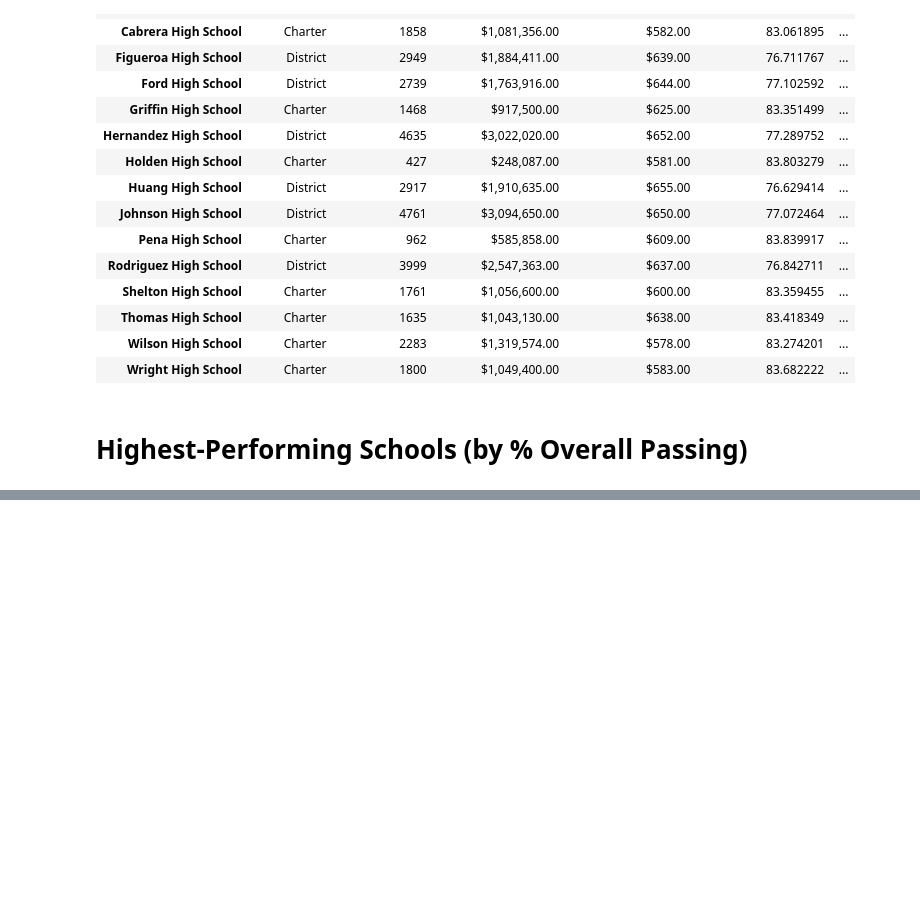
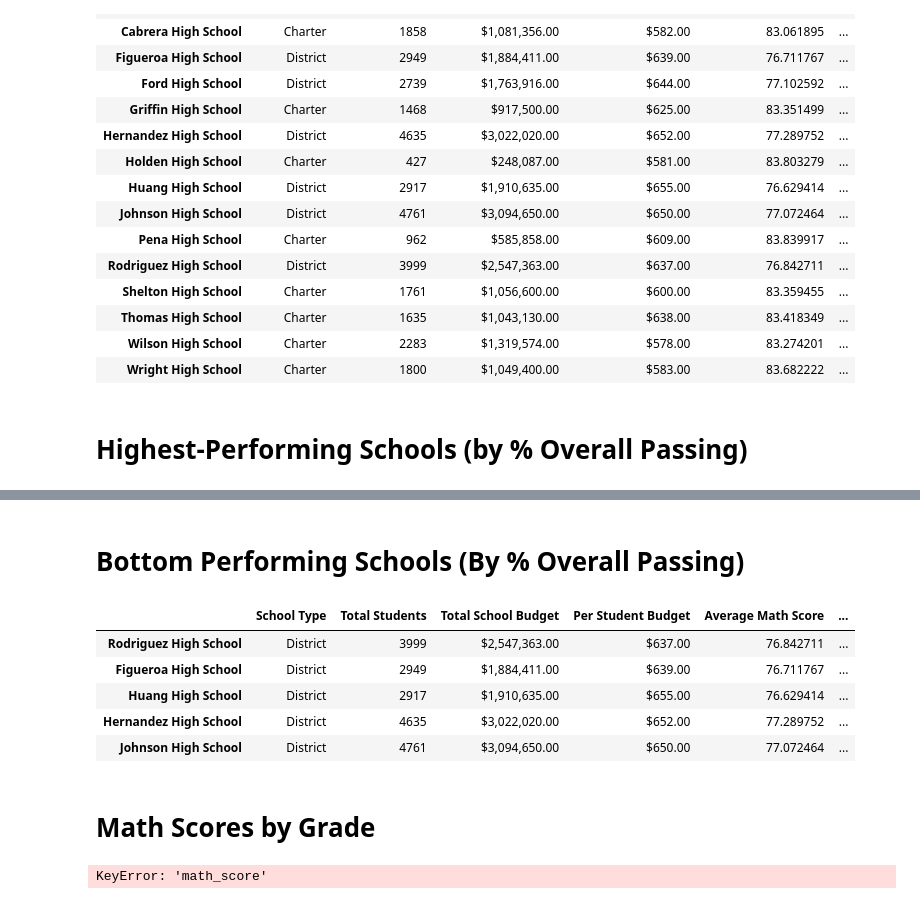
Before and after one commit to maderamel/pandas-challenge, a Jupyter notebook: PyCitySchools/PyCitySchools.ipynb, the cells around one changed output, grey strips where cells are left out. Cells and saved outputs as stored; diff of their text form; code cells hidden in the pictures; blank space fills up the shorter version.

```diff
--- a/PyCitySchools/PyCitySchools.ipynb
+++ b/PyCitySchools/PyCitySchools.ipynb
@@ -172,0 +173,45 @@ per_school_summary.head()
+# %% [markdown]
+# Bottom Performing Schools (By % Overall Passing)
+# %%
+# Sort the schools by `% Overall Passing` in ascending order and display the top 5 rows.
+bottom_schools = per_school_summary.sort_values(by=["% Overall Passing"], ascending = True)
+bottom_schools.head()
+# %% [output]
+|  | School Type | Total Students | Total School Budget | Per Student Budget | Average Math Score | ... |
+| Rodriguez High School | District | 3999 | $2,547,363.00 | $637.00 | 76.842711 | ... |
+| Figueroa High School | District | 2949 | $1,884,411.00 | $639.00 | 76.711767 | ... |
+| Huang High School | District | 2917 | $1,910,635.00 | $655.00 | 76.629414 | ... |
+| Hernandez High School | District | 4635 | $3,022,020.00 | $652.00 | 77.289752 | ... |
+| Johnson High School | District | 4761 | $3,094,650.00 | $650.00 | 77.072464 | ... |
+# %% [markdown]
+# Math Scores by Grade
+# %%
+# Use the code provided to separate the data by grade
+ninth_graders = school_data_complete[(school_data_complete["grade"] == "9th")]
+tenth_graders = school_data_complete[(school_data_complete["grade"] == "10th")]
+eleventh_graders = school_data_complete[(school_data_complete["grade"] == "11th")]
+twelfth_graders = school_data_complete[(school_data_complete["grade"] == "12th")]
+
+# Group by "school_name" and take the mean of each.
+ninth_graders_scores = ninth_graders.groupby(["school_name"])["math_score"].mean()
+tenth_graders_scores = tenth_graders.groupby(["school_name"]).mean()["math_score"]
+eleventh_graders_scores = eleventh_graders.groupby(["school_name"]).mean()["math_score"]
+twelfth_graders_scores = twelfth_graders.groupby(["school_name"]).mean()["math_score"]
+
+# Use the code to select only the `math_score`.
+ninth_grade_math_scores = ninth_graders_scores["math_score"]
+# tenth_grader_math_scores = tenth_graders_scores["math_score"]
+# eleventh_grader_math_scores = eleventh_graders_scores.mean()["math_score"]
+# twelfth_grader_math_scores = twelfth_graders_scores["math_score"]
+ninth_grade_math_scores
+
+# # Combine each of the scores above into single DataFrame called `math_scores_by_grade`
+
+
+# # Minor data wrangling
+# math_scores_by_grade.index.name = None
+
+# # Display the DataFrame
+# math_scores_by_grade
+# %% [output]
+KeyError: 'math_score'
```
Also changed, not shown: parts of 1 cell of this notebook.
